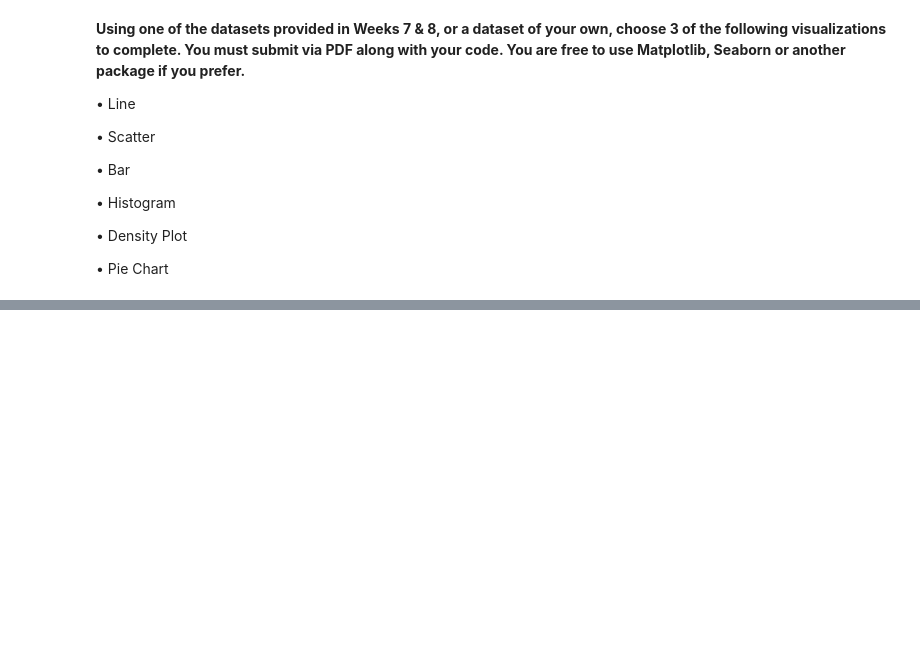
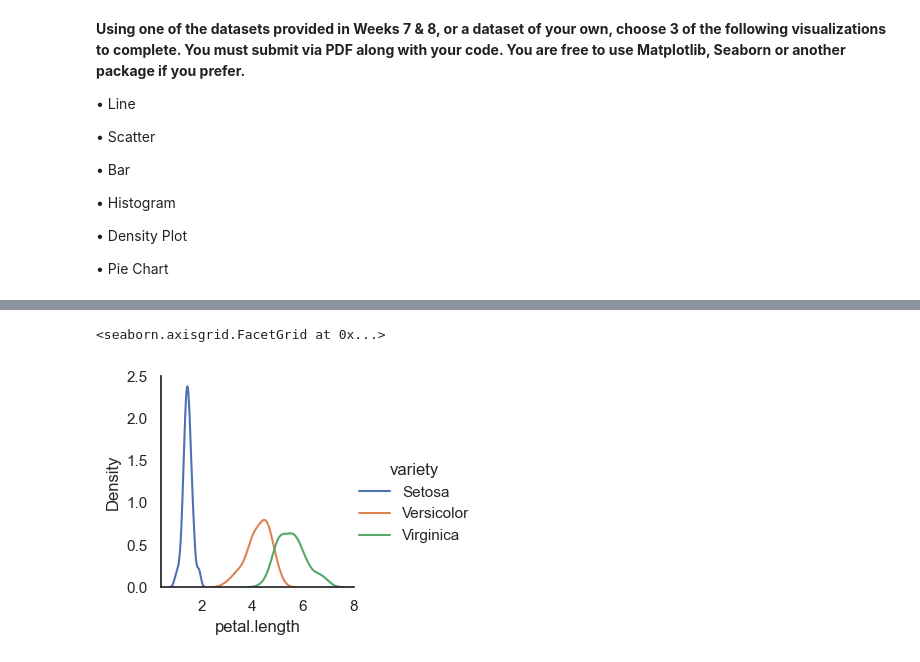
Before and after one commit to rajukan/DSC-540, a Jupyter notebook: grk_dsc_540_weeks_9_10.ipynb, the cells around one changed output, grey strips where cells are left out. Saved outputs shown, nothing was run; the diff lists cells and outputs as text; code cells hidden in the pictures; blank space fills up the shorter version.

```diff
--- a/grk_dsc_540_weeks_9_10.ipynb
+++ b/grk_dsc_540_weeks_9_10.ipynb
@@ -457,7 +547,10 @@ sns.violinplot(x="variety", y="petal.length", data=iris, size=6)
 # %%
 # A final seaborn plot useful for looking at univariate relations is the kdeplot,
 # which creates and visualizes a kernel density estimate of the underlying feature
 
-sns.FacetGrid(iris, hue="variety", size=6).map(sns.kdeplot, "petal.length").add_legend()
+sns.FacetGrid(iris, hue="variety").map(sns.kdeplot, "petal.length").add_legend()
+# %% [output]
+<seaborn.axisgrid.FacetGrid at 0x...>
+[figure, added]
 # %%
 iris.reset_index().head()
```
Also changed, not shown: parts of 51 cells of this notebook, 6 other files.
